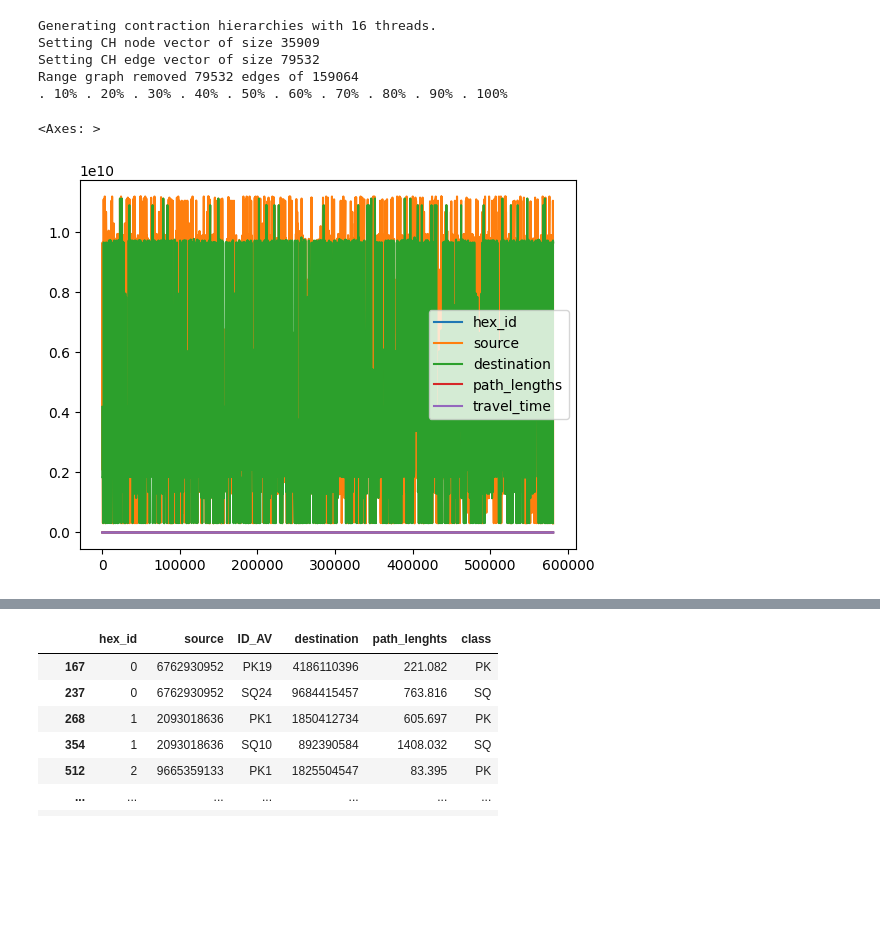
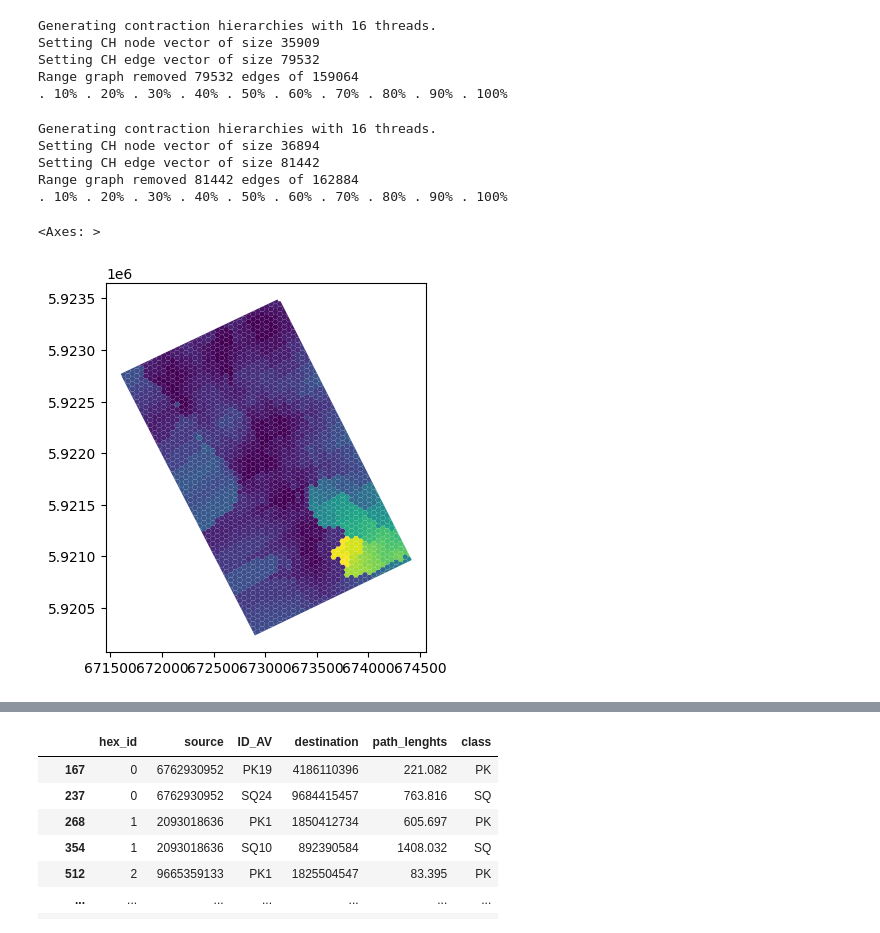
Before and after one commit to diegoalrv/clbb-io, a Jupyter notebook: notebooks/table.ipynb, the cells around one changed output, grey strips where cells are left out. Cells and saved outputs as stored; diff of their text form; code cells hidden in the pictures; blank space fills up the shorter version.

```diff
--- a/notebooks/table.ipynb
+++ b/notebooks/table.ipynb
@@ -16,3 +16,11 @@ Setting CH node vector of size 35909
 Setting CH edge vector of size 79532
 Range graph removed 79532 edges of 159064
 . 10% . 20% . 30% . 40% . 50% . 60% . 70% . 80% . 90% . 100%
+# %%
+tui.change_scenario(1)
+# %% [output]
+Generating contraction hierarchies with 16 threads.
+Setting CH node vector of size 36894
+Setting CH edge vector of size 81442
+Range graph removed 81442 edges of 162884
+. 10% . 20% . 30% . 40% . 50% . 60% . 70% . 80% . 90% . 100%
@@ -23,9 +31,9 @@ gpd.GeoDataFrame
 # %%
 paths = tui.gdf_ga_paths
-paths[paths['class']=='PK'].plot()
+paths[paths['class']=='SQ'].plot(column='travel_time')
 # %% [output]
 <Axes: >
-[figure, old version]
+[figure, new version]
 # %%
 tui.
 # %%
```
Also changed, not shown: parts of 7 cells of this notebook, 4 other files.
